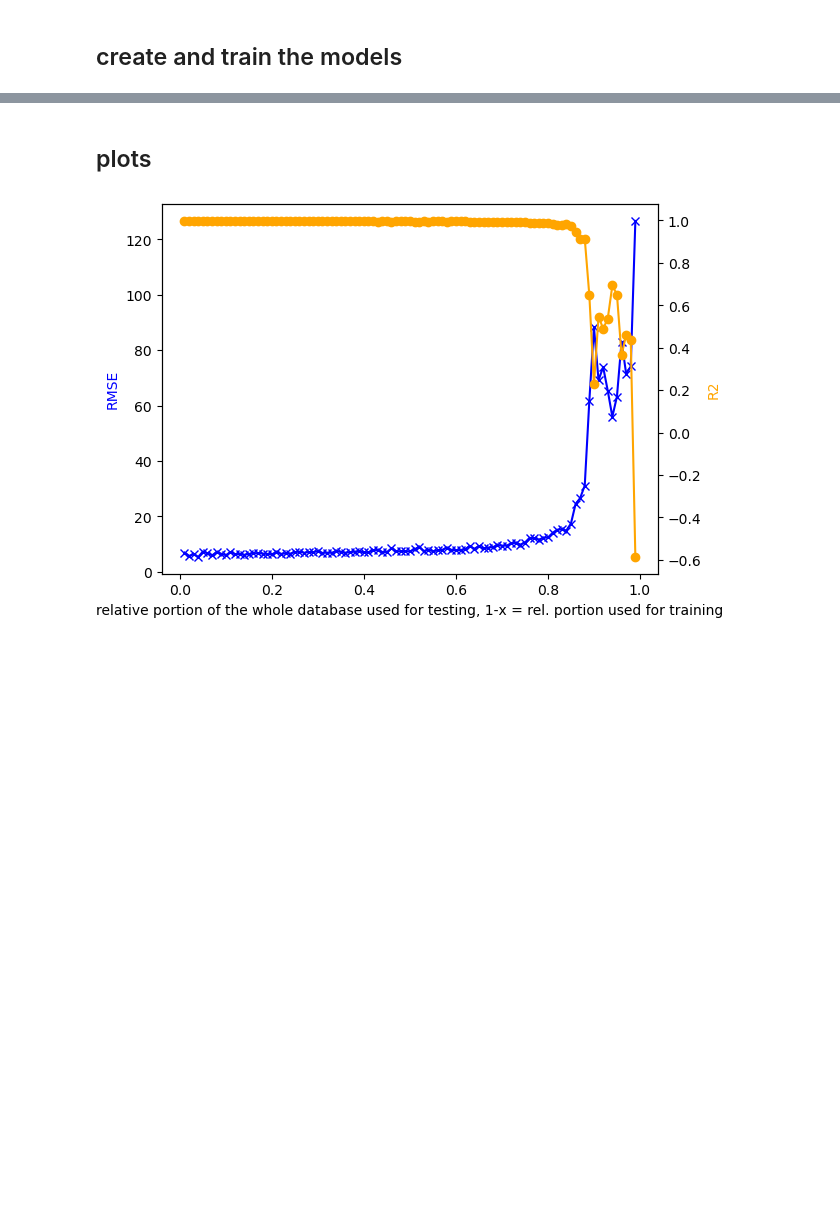
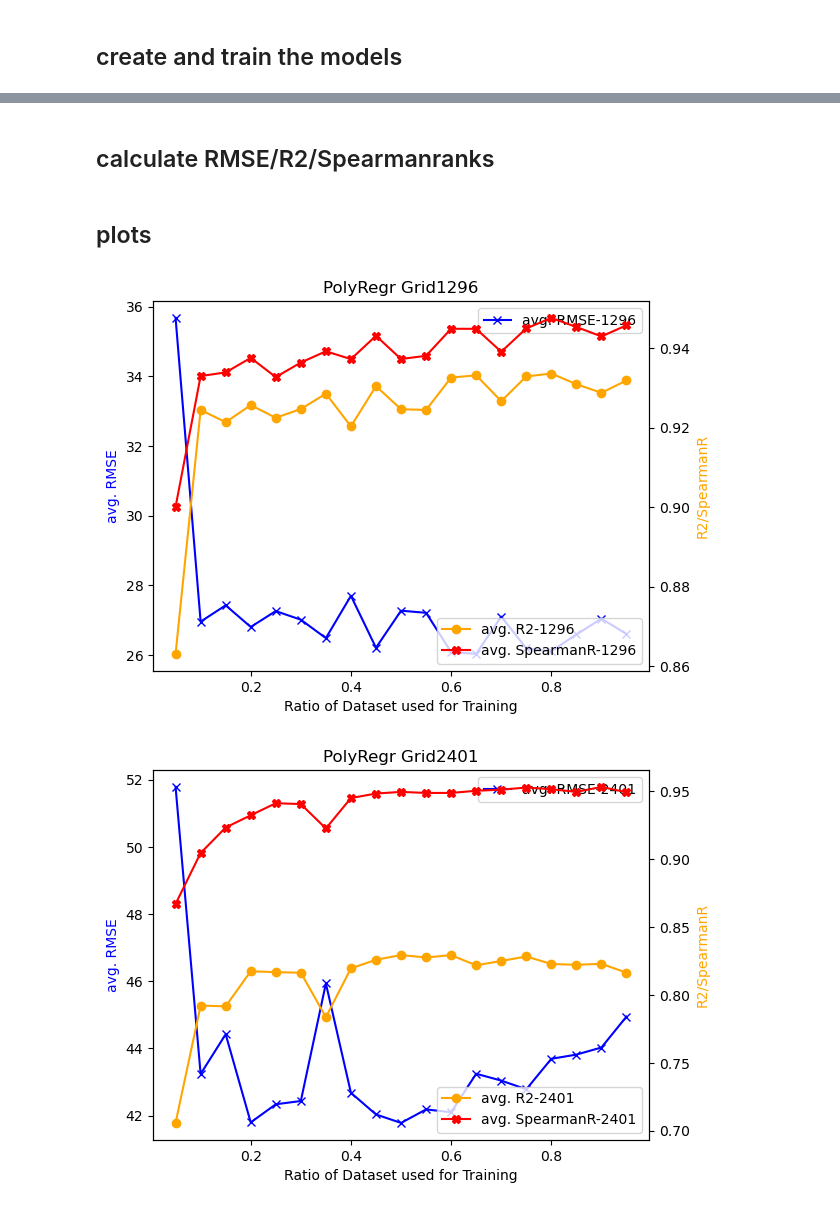
Before and after one commit to rstrickstrock/ML_density-model, a Jupyter notebook: 02.2_polynomial-regression/03_polynomial_regression_testset-size_analysis.ipynb, the cells around one changed output, grey strips where cells are left out. Saved outputs shown, nothing was run; the diff lists cells and outputs as text; code cells hidden in the pictures; blank space fills up the shorter version.

```diff
--- a/02.2_polynomial-regression/03_polynomial_regression_testset-size_analysis.ipynb
+++ b/02.2_polynomial-regression/03_polynomial_regression_testset-size_analysis.ipynb
@@ -126,0 +376,2 @@ Using test_size=0.99:
+# %% [markdown]
+## calculate RMSE/R2/Spearmanranks
@@ -127,16 +438,76 @@ Using test_size=0.99:
 # %% [markdown]
 ## plots
 # %%
+## Grid Sampling 1296
 fig, ax1 = plt.subplots()
-ax1.plot(sizes, RMSEs, '-x', color='blue', label='RMSE')
-ax1.set_xlabel('relative portion of the whole database used for testing, 1-x = rel. portion used for training')
-ax1.set_ylabel('RMSE', color='blue')
+ax1.plot(trainingsizes, RMSEs1296_means, '-x', color='blue', label='avg. RMSE-1296')
+ax1.set_xlabel('Ratio of Dataset used for Training')
+ax1.set_ylabel('avg. RMSE', color='blue')
+plt.legend()
+plt.title('PolyRegr Grid1296')
 
 ax2 = ax1.twinx()
-ax2.plot(sizes, R2s, '-o', color='orange', label='R2')
-ax2.set_ylabel('R2', color='orange')
+ax2.plot(trainingsizes, R2s1296_means, '-o', color='orange', label='avg. R2-1296')
+ax2.plot(trainingsizes, SPEARMANRs1296_means, '-X', color='red', label='avg. SpearmanR-1296')
+ax2.set_ylabel('R2/SpearmanR', color='orange')
+plt.legend()
 
-#plt.legend()
 plt.show()
+fig.savefig('PolyRegr_GRID1296_test-trainingsize.png')
+
+
+## Grid Sampling 2401
+fig, ax1 = plt.subplots()
+ax1.plot(trainingsizes, RMSEs2401_means, '-x', color='blue', label='avg. RMSE-2401')
+ax1.set_xlabel('Ratio of Dataset used for Training')
+ax1.set_ylabel('avg. RMSE', color='blue')
+plt.legend()
+plt.title('PolyRegr Grid2401')
+
+ax2 = ax1.twinx()
+ax2.plot(trainingsizes, R2s2401_means, '-o', color='orange', label='avg. R2-2401')
+ax2.plot(trainingsizes, SPEARMANRs2401_means, '-X', color='red', label='avg. SpearmanR-2401')
+ax2.set_ylabel('R2/SpearmanR', color='orange')
+plt.legend()
+
+plt.show()
+fig.savefig('PolyRegr_GRID2401_test-trainingsize.png')
+
+
+## Sobol 1
+fig, ax1 = plt.subplots()
+ax1.plot(trainingsizes, RMSEsSobol1_means, '-x', color='blue', label='avg. RMSE-Sobol1')
+ax1.set_xlabel('Ratio of Dataset used for Training')
+ax1.set_ylabel('avg. RMSE', color='blue')
+plt.legend()
+plt.title('PolyRegr Sobol1')
+
+ax2 = ax1.twinx()
+ax2.plot(trainingsizes, R2sSobol1_means, '-o', color='orange', label='avg. R2-Sobol1')
+ax2.plot(trainingsizes, SPEARMANRsSobol1_means, '-X', color='red', label='avg. SpearmanR-Sobol1')
+ax2.set_ylabel('R2/SpearmanR', color='orange')
+plt.legend()
+
+plt.show()
+fig.savefig('PolyRegr_Sobol-1_test-trainingsize.png')
+
+
+## Sobol 2
+fig, ax1 = plt.subplots()
+ax1.plot(trainingsizes, RMSEsSobol2_means, '-x', color='blue', label='avg. RMSE-Sobol2')
+ax1.set_xlabel('Ratio of Dataset used for Training')
+ax1.set_ylabel('avg. RMSE', color='blue')
+plt.legend()
+plt.title('PolyRegr Sobol2')
+
+ax2 = ax1.twinx()
+ax2.plot(trainingsizes, R2sSobol2_means, '-o', color='orange', label='avg. R2-Sobol2')
+ax2.plot(trainingsizes, SPEARMANRsSobol2_means, '-X', color='red', label='avg. SpearmanR-Sobol2')
+ax2.set_ylabel('R2/SpearmanR', color='orange')
+plt.legend()
+
+plt.show()
+fig.savefig('PolyRegr_Sobol-2_test-trainingsize.png')
 # %% [output]
-[figure, old version]
+[figure, new version]
+[figure, added]
```
Also changed, not shown: parts of 14 cells of this notebook, 18 other files.
